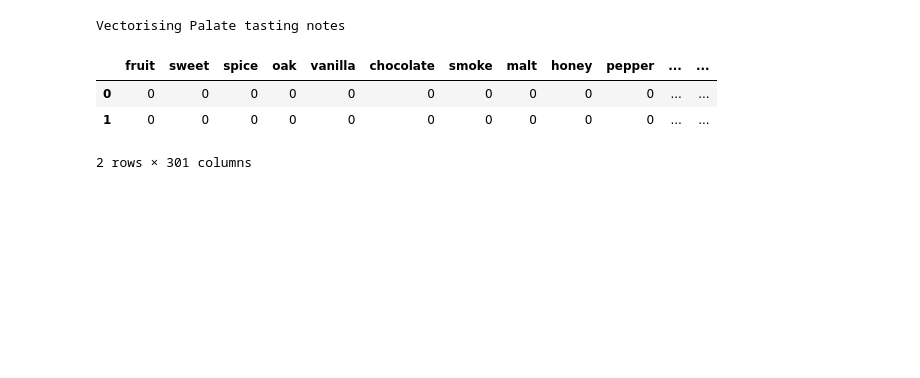
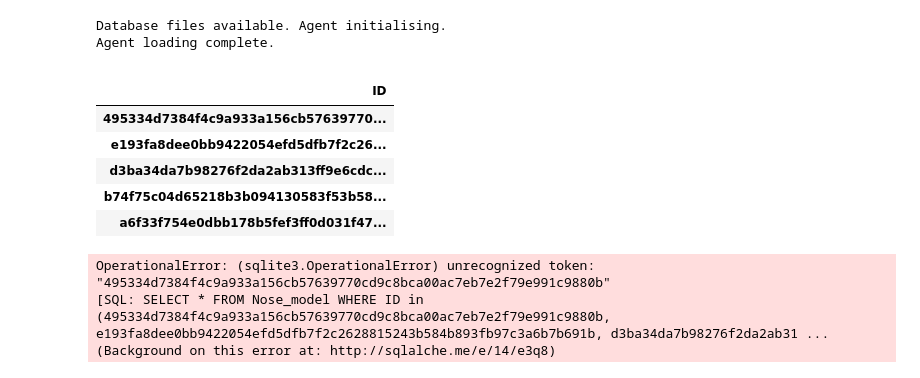
Before and after one commit to robertpsoane/scotch-recommender, a Jupyter notebook: agent_design/Untitled.ipynb, the cells around one changed output. Saved outputs shown, nothing was run; the diff lists cells and outputs as text; code cells hidden in the pictures; blank space fills up the shorter version.

```diff
--- a/agent_design/Untitled.ipynb
+++ b/agent_design/Untitled.ipynb
@@ -37,8 +1,13 @@ rev
-# %%
-rec.vectorizeSingleColumn(rev, kws["palate"], "Palate")
-# %% [output]
-Vectorising Palate tasting notes
-|  | fruit | sweet | spice | oak | vanilla | chocolate | smoke | malt | honey | pepper | ... | ... |
-| 0 | 0 | 0 | 0 | 0 | 0 | 0 | 0 | 0 | 0 | 0 | ... | ... |
-| 1 | 0 | 0 | 0 | 0 | 0 | 0 | 0 | 0 | 0 | 0 | ... | ... |
-2 rows × 301 columns
+# %%
+from pprint import pprint
+import pandas as pd
+from RecommenderAgent import WhiskyRecommender
+import sqlite3
+recommender = WhiskyRecommender()
+alchemy_path = recommender.alchemy
+sqlite_path = recommender.dbpath
+kw_path = recommender.kwpath
+con_to_db = recommender.dbcon
+# %% [output]
+Database files available. Agent initialising.
+Agent loading complete.
@@ -44,0 +25,11 @@ Vectorising Palate tasting notes
+# %%
+ids, ids_lst = recommender.getPossibleIDs({})
+ids.head()
+# %% [output]
+|  |
+| ID |
+| 495334d7384f4c9a933a156cb57639770... |
+| e193fa8dee0bb9422054efd5dfb7f2c26... |
+| d3ba34da7b98276f2da2ab313ff9e6cdc... |
+| b74f75c04d65218b3b094130583f53b58... |
+| a6f33f754e0dbb178b5fef3ff0d031f47... |
@@ -44,0 +39,6 @@ Vectorising Palate tasting notes
+# %%
+recommender.loadModelledWhiskys("Nose", ids_lst)
+# %% [output]
+OperationalError: (sqlite3.OperationalError) unrecognized token: "495334d7384f4c9a933a156cb57639770cd9c8bca00ac7eb7e2f79e991c9880b"
+[SQL: SELECT * FROM Nose_model WHERE ID in (495334d7384f4c9a933a156cb57639770cd9c8bca00ac7eb7e2f79e991c9880b, e193fa8dee0bb9422054efd5dfb7f2c2628815243b584b893fb97c3a6b7b691b, d3ba34da7b98276f2da2ab31 ...
+(Background on this error at: http://sqlalche.me/e/14/e3q8)
```
Also changed, not shown: parts of 15 cells of this notebook, 6 other files.
